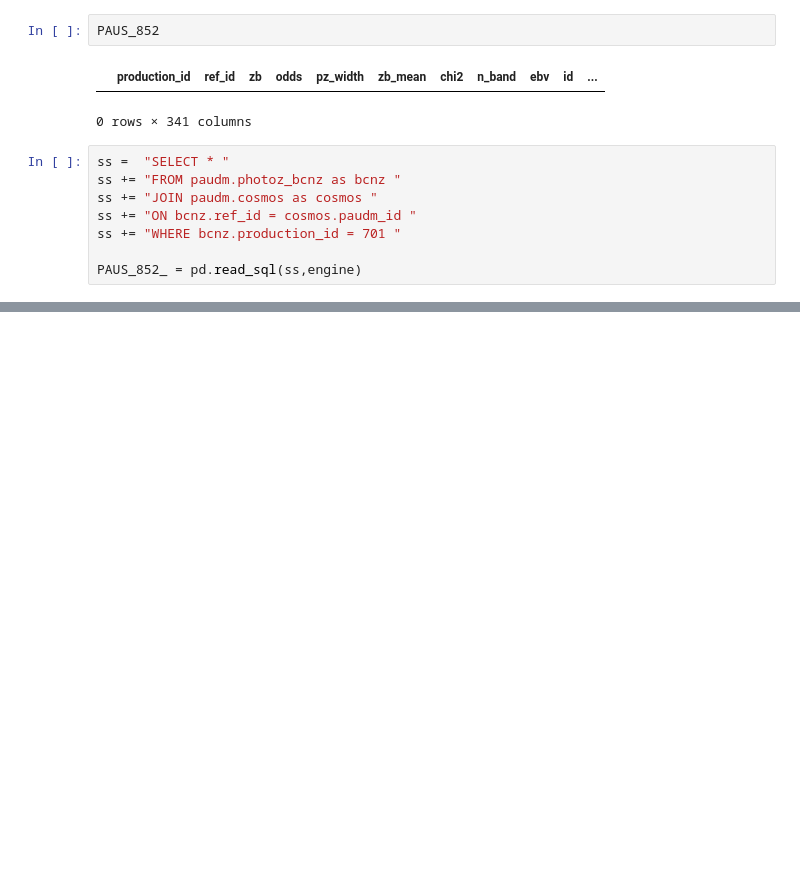
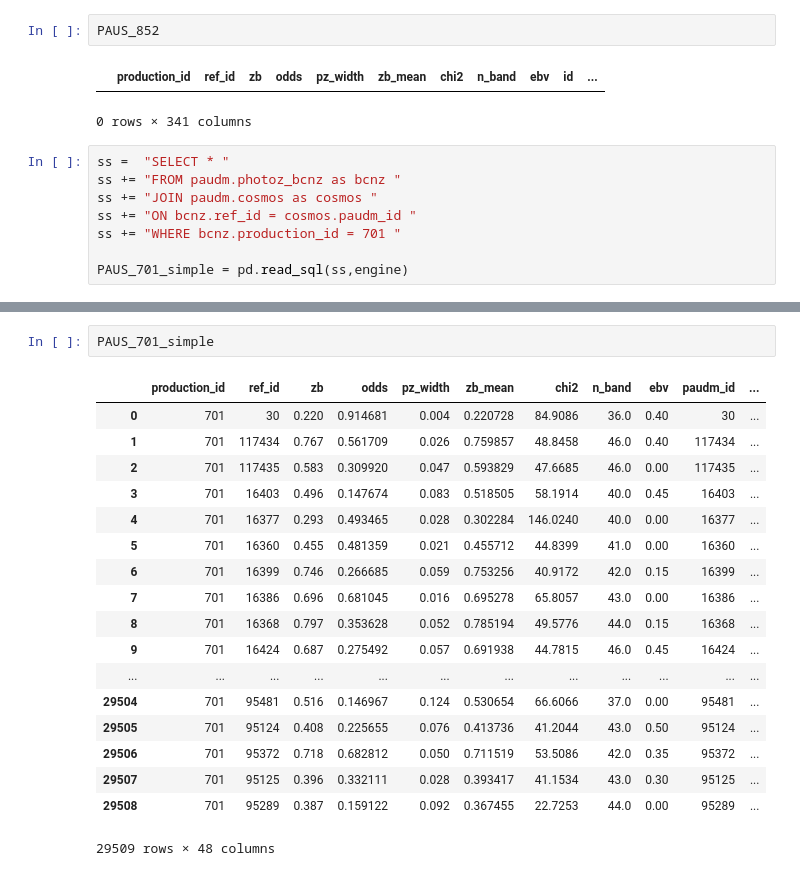
Before and after one commit to GiorgioManzoni/PAUS_code, a Jupyter notebook: 015_new_production.ipynb, the cells around one changed output, grey strips where cells are left out. Saved outputs shown, nothing was run; the diff lists cells and outputs as text; blank space fills up the shorter version.

```diff
--- a/015_new_production.ipynb
+++ b/015_new_production.ipynb
@@ -73,5 +73,5 @@ ss += "JOIN paudm.cosmos as cosmos "
 ss += "ON bcnz.ref_id = cosmos.paudm_id "
 ss += "WHERE bcnz.production_id = 701 "
 
-PAUS_852_ = pd.read_sql(ss,engine)
+PAUS_701_simple = pd.read_sql(ss,engine)
 # %%
@@ -86,3 +86,24 @@ array([u'production_id', u'ref_id', u'zb', u'odds', u'pz_width',
        u'acs_a_image', u'acs_b_image', u'acs_theta_image', u'acs_mag_auto',
        u'acs_magerr_auto', u'zspec', u'conf', u'F814W', u'zfits', u'r50',
        u'sersic_n_gim2d'], dtype=object)
+# %%
+PAUS_701_simple
+# %% [output]
+|  | production_id | ref_id | zb | odds | pz_width | zb_mean | chi2 | n_band | ebv | paudm_id | ... |
+| 0 | 701 | 30 | 0.220 | 0.914681 | 0.004 | 0.220728 | 84.9086 | 36.0 | 0.40 | 30 | ... |
+| 1 | 701 | 117434 | 0.767 | 0.561709 | 0.026 | 0.759857 | 48.8458 | 46.0 | 0.40 | 117434 | ... |
+| 2 | 701 | 117435 | 0.583 | 0.309920 | 0.047 | 0.593829 | 47.6685 | 46.0 | 0.00 | 117435 | ... |
+| 3 | 701 | 16403 | 0.496 | 0.147674 | 0.083 | 0.518505 | 58.1914 | 40.0 | 0.45 | 16403 | ... |
+| 4 | 701 | 16377 | 0.293 | 0.493465 | 0.028 | 0.302284 | 146.0240 | 40.0 | 0.00 | 16377 | ... |
+| 5 | 701 | 16360 | 0.455 | 0.481359 | 0.021 | 0.455712 | 44.8399 | 41.0 | 0.00 | 16360 | ... |
+| 6 | 701 | 16399 | 0.746 | 0.266685 | 0.059 | 0.753256 | 40.9172 | 42.0 | 0.15 | 16399 | ... |
+| 7 | 701 | 16386 | 0.696 | 0.681045 | 0.016 | 0.695278 | 65.8057 | 43.0 | 0.00 | 16386 | ... |
+| 8 | 701 | 16368 | 0.797 | 0.353628 | 0.052 | 0.785194 | 49.5776 | 44.0 | 0.15 | 16368 | ... |
+| 9 | 701 | 16424 | 0.687 | 0.275492 | 0.057 | 0.691938 | 44.7815 | 46.0 | 0.45 | 16424 | ... |
+| ... | ... | ... | ... | ... | ... | ... | ... | ... | ... | ... | ... |
+| 29504 | 701 | 95481 | 0.516 | 0.146967 | 0.124 | 0.530654 | 66.6066 | 37.0 | 0.00 | 95481 | ... |
+| 29505 | 701 | 95124 | 0.408 | 0.225655 | 0.076 | 0.413736 | 41.2044 | 43.0 | 0.50 | 95124 | ... |
+| 29506 | 701 | 95372 | 0.718 | 0.682812 | 0.050 | 0.711519 | 53.5086 | 42.0 | 0.35 | 95372 | ... |
+| 29507 | 701 | 95125 | 0.396 | 0.332111 | 0.028 | 0.393417 | 41.1534 | 43.0 | 0.30 | 95125 | ... |
+| 29508 | 701 | 95289 | 0.387 | 0.159122 | 0.092 | 0.367455 | 22.7253 | 44.0 | 0.00 | 95289 | ... |
+29509 rows × 48 columns
```
Also changed, not shown: parts of 2 cells of this notebook, 2 other files.
